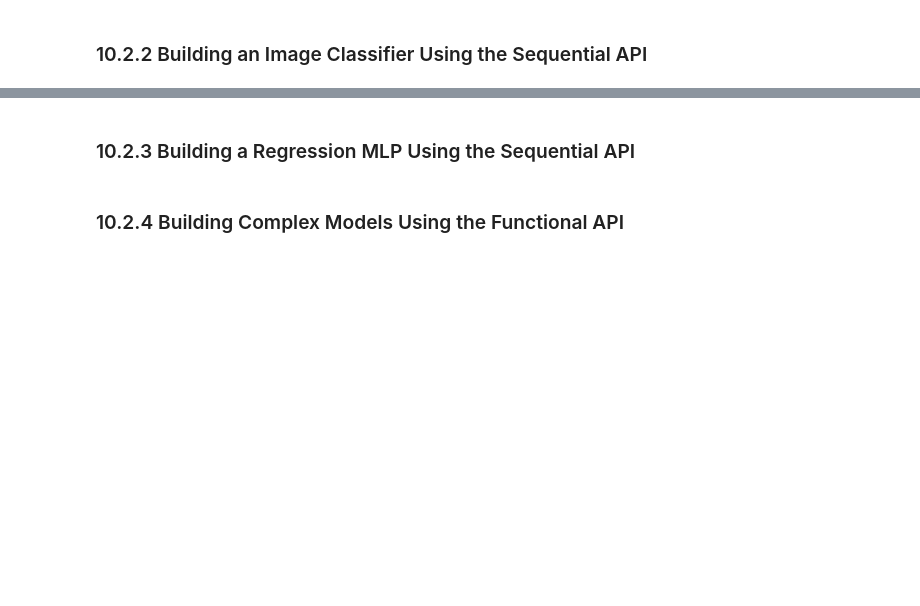
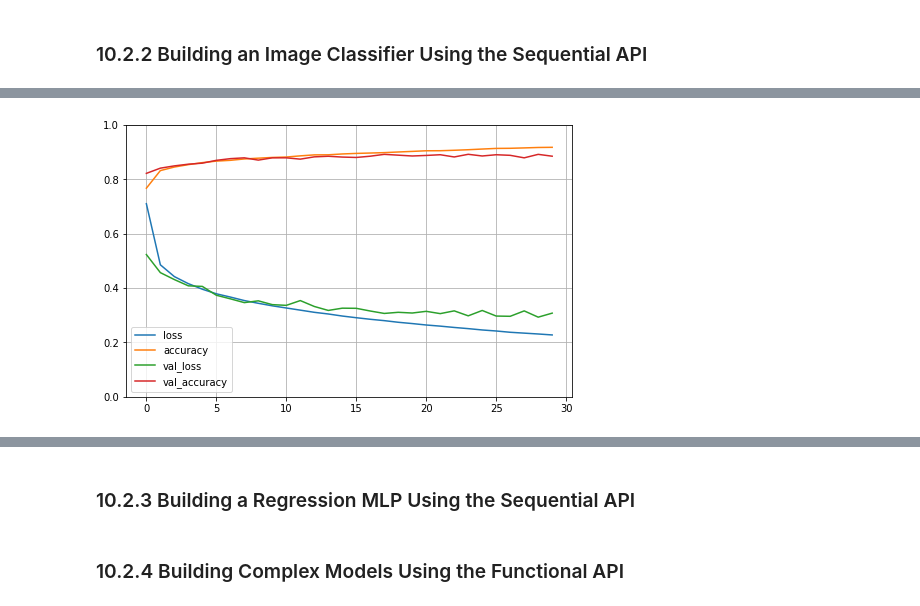
Before and after one commit to Brandon-Luong/Hands-On-Machine-Learning, a Jupyter notebook: 10-Introduction_Artificial_Neural_Networks_Keras.ipynb, the cells around one changed output, grey strips where cells are left out. Saved outputs shown, nothing was run; the diff lists cells and outputs as text; code cells hidden in the pictures; blank space fills up the shorter version.

```diff
--- a/10-Introduction_Artificial_Neural_Networks_Keras.ipynb
+++ b/10-Introduction_Artificial_Neural_Networks_Keras.ipynb
@@ -158,0 +187,6 @@ Since we are predicting probability distributions, cross-entropy loss (also call
+# %%
+X_valid, X_train = X_train_full[:5000] / 255.0, X_train_full[5000:] / 255.0
+y_valid, y_train = y_train_full[:5000], y_train_full[5000:]
+
+class_names = ["T-shirt/top", "Trouser", "Pullover", "Dress", "Coat",
+               "Sandal", "Shirt", "Sneaker", "Bag", "Ankle boot"]
@@ -158,0 +335,4 @@ Since we are predicting probability distributions, cross-entropy loss (also call
+# %%
+model.compile(loss="sparse_categorical_crossentropy",
+              optimizer="sgd",
+              metrics=["accuracy"])
@@ -158,0 +355,3 @@ Since we are predicting probability distributions, cross-entropy loss (also call
+# %%
+history = model.fit(X_train, y_train, epochs=30,
+                    validation_data=(X_valid, y_valid))
@@ -158,0 +383,7 @@ Since we are predicting probability distributions, cross-entropy loss (also call
+# %%
+pd.DataFrame(history.history).plot(figsize=(8, 5))
+plt.grid(True)
+plt.gca().set_ylim(0, 1) # set the vertical range to [0-1]
+plt.show()
+# %% [output]
+[figure, added]
```
Also changed, not shown: parts of 40 cells of this notebook.
